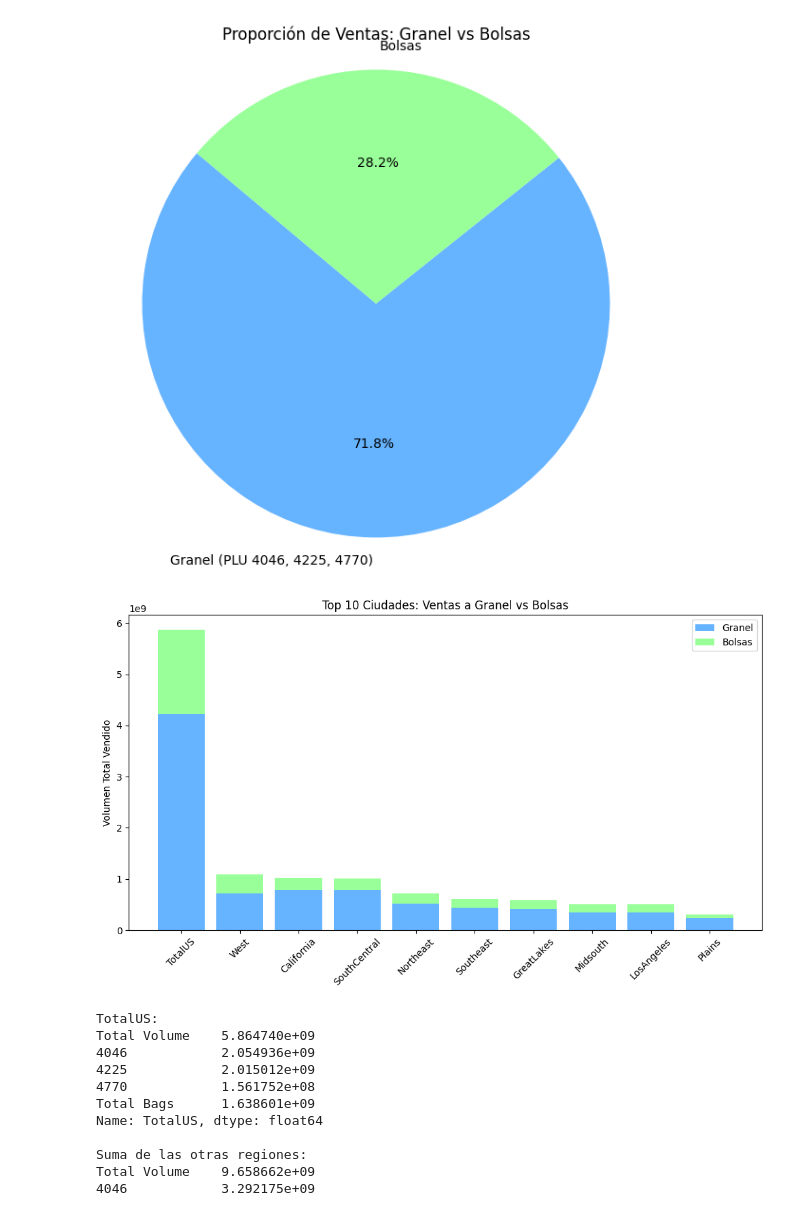
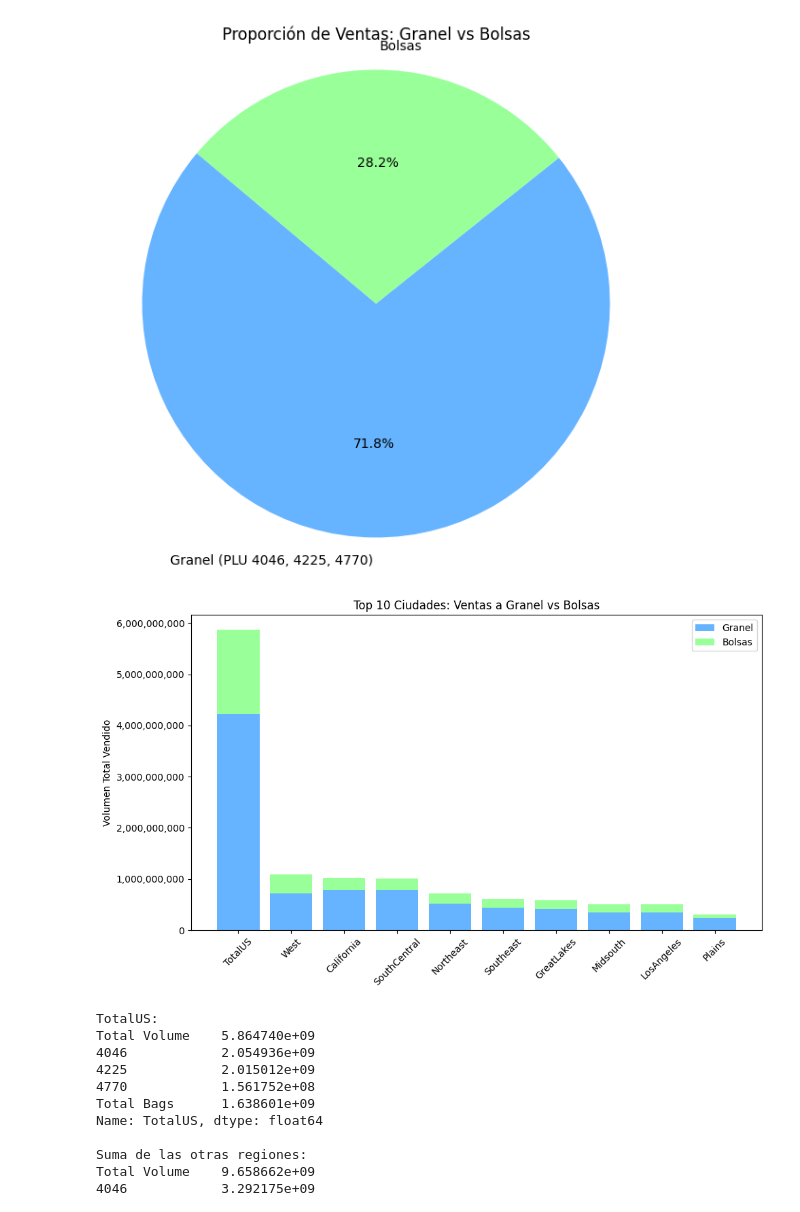
Before and after one commit to JhonnyGod/CienciaDeDatos-Proyecto2, a Jupyter notebook: proyecto2.ipynb, the cells around one changed output. Cells and saved outputs as stored; diff of their text form; code cells hidden in the pictures.

```diff
--- a/proyecto2.ipynb
+++ b/proyecto2.ipynb
@@ -195,39 +241,35 @@ plt.show()
 # %% [output]
 [figure]
 # %%
-
-
-# Agrupamos por región (ciudad)
+## Proporción en ventas entre aguacate a granel vs en bolsitas por región en las 10 regiones con más ventas
 ventas_por_region = df.groupby('region').agg({
     '4046': 'sum',
     '4225': 'sum',
     '4770': 'sum',
     'Total Bags': 'sum'
 }).reset_index()
 
-# Calculamos total a granel y en bolsas
 ventas_por_region['Granel'] = ventas_por_region['4046'] + ventas_por_region['4225'] + ventas_por_region['4770']
 ventas_por_region['Bolsas'] = ventas_por_region['Total Bags']
 
-# Calculamos el total para ordenar
 ventas_por_region['Total'] = ventas_por_region['Granel'] + ventas_por_region['Bolsas']
 
-# Seleccionamos las 10 ciudades con mayor volumen total
 top10 = ventas_por_region.sort_values(by='Total', ascending=False).head(10)
 
-# Gráfico de barras apiladas
 plt.figure(figsize=(10, 6))
 plt.bar(top10['region'], top10['Granel'], label='Granel', color='#66b3ff')
 plt.bar(top10['region'], top10['Bolsas'], bottom=top10['Granel'], label='Bolsas', color='#99ff99')
+
+plt.gca().yaxis.set_major_formatter(ticker.FuncFormatter(lambda x, pos: '{:,.0f}'.format(x)))
 
 plt.xticks(rotation=45)
 plt.ylabel('Volumen Total Vendido')
 plt.title('Top 10 Ciudades: Ventas a Granel vs Bolsas')
 plt.legend()
 plt.tight_layout()
 plt.show()
 # %% [output]
-[figure, old version]
+[figure, new version]
 # %%
 ##Descarto que TotalUS sea una región y no la suma de las demás regiones
 region_sums = df.groupby('region')[['Total Volume', '4046', '4225', '4770', 'Total Bags']].sum()
```
Also changed, not shown: parts of 30 cells of this notebook.
